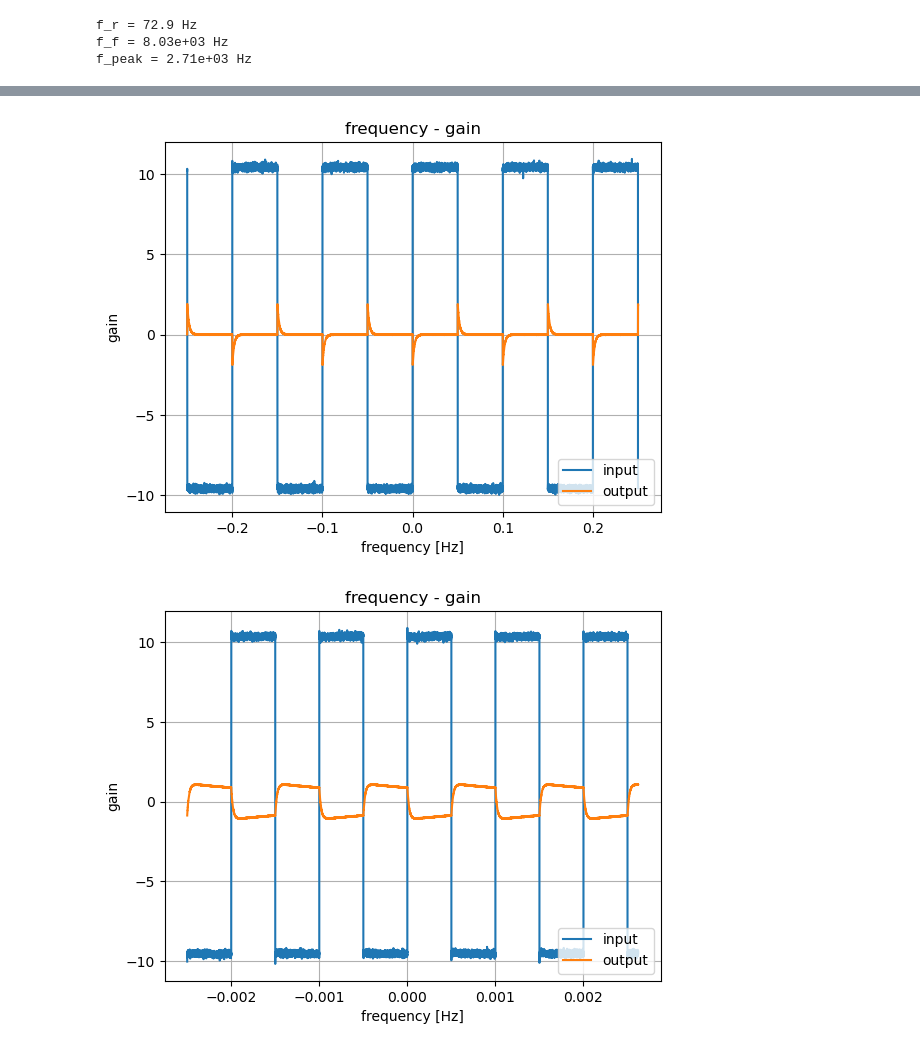
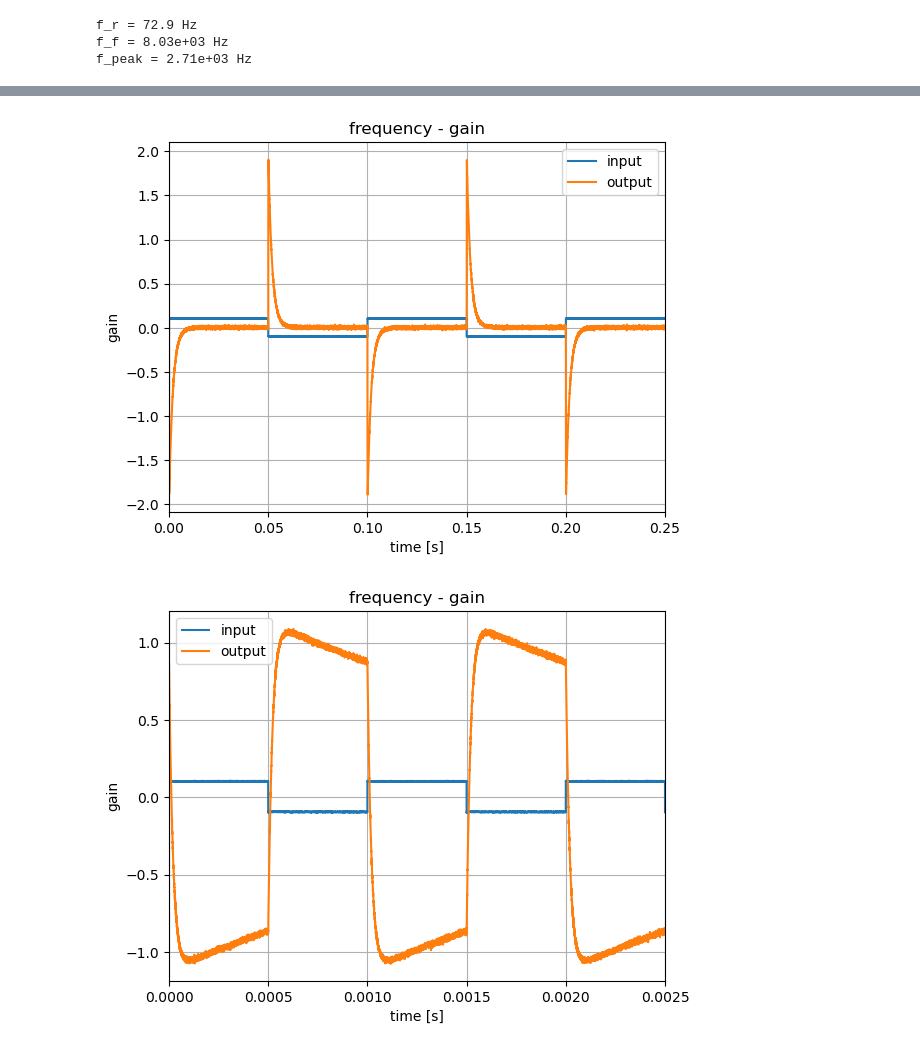
Before and after one commit to uzumibi/A2, a Jupyter notebook: 7-1.ipynb, the cells around one changed output, grey strips where cells are left out. Cells and saved outputs as stored; diff of their text form; code cells hidden in the pictures.

```diff
--- a/7-1.ipynb
+++ b/7-1.ipynb
@@ -260,23 +307,23 @@ axstg.apply_axes(ax)
 derv = pd.read_csv("2_osc_derv_200mVpp_10Hz.csv")
 fig = plt.figure()
 ax = fig.add_subplot(111)
-axstg = AxesSetting(legend=True, xlabel="frequency [Hz]", ylabel="gain", grid="both",title="frequency - gain")
-ax.plot(derv["freq"], derv["CH1"]*100, label="input")
+axstg = AxesSetting(legend=True, xlim=(0,0.25),xlabel="time [s]", ylabel="gain", grid="both",title="frequency - gain")
+ax.plot(derv["freq"], derv["CH1"], label="input")
 ax.plot(derv["freq"], derv["CH2"], label="output")
 axstg.apply_axes(ax)
 # %% [output]
-[figure, old version]
+[figure, new version]
 # %%
 #方形波 非反転領域
 noinv = pd.read_csv("2_osc_derv_200mVpp_1kHz.csv")
 fig = plt.figure()
 ax = fig.add_subplot(111)
-axstg = AxesSetting(legend=True, xlabel="frequency [Hz]", ylabel="gain", grid="both",title="frequency - gain")
-ax.plot(noinv["freq"], noinv["CH1"]*100, label="input")
+axstg = AxesSetting(legend=True,xlim=(0,0.0025), xlabel="time [s]", ylabel="gain", grid="both",title="frequency - gain")
+ax.plot(noinv["freq"], noinv["CH1"], label="input")
 ax.plot(noinv["freq"], noinv["CH2"], label="output")
 axstg.apply_axes(ax)
 # %% [output]
-[figure, old version]
+[figure, new version]
 # %%
 #方形波 積分領域
 integral = pd.read_csv("2_osc_derv_200mVpp_100kHz.csv")
```
Also changed, not shown: parts of 13 cells of this notebook, 1 other file.
